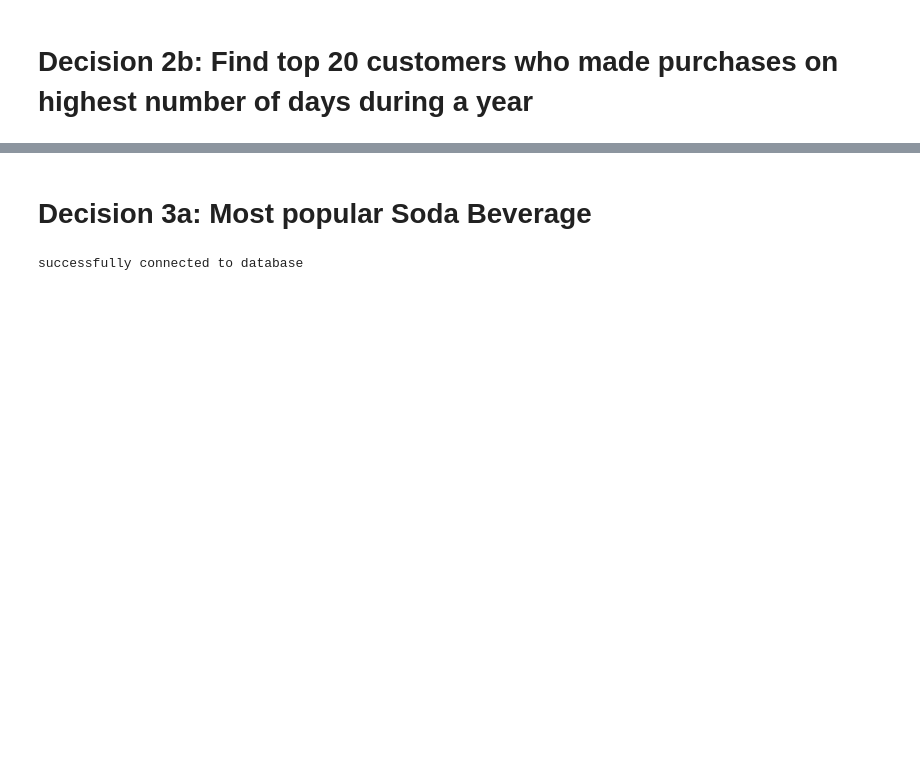
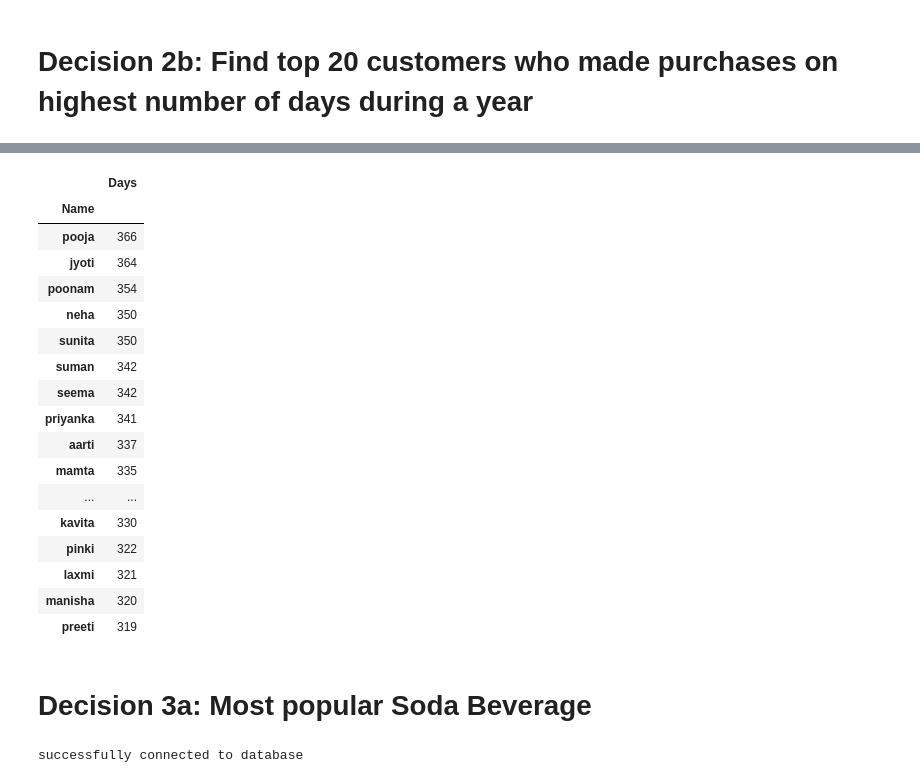
Before and after one commit to esrdlab-vinternship/HDA-Buet-vtraining-23, a Jupyter notebook: notebook/analytics/Olap.ipynb, the cells around one changed output, grey strips where cells are left out. Drawn from its saved outputs; the diff is of its cells as text; code cells hidden in the pictures; blank space fills up the shorter version.

```diff
--- a/notebook/analytics/Olap.ipynb
+++ b/notebook/analytics/Olap.ipynb
@@ -462,11 +793,11 @@ select_stmt = "SELECT name, days " \
                 "GROUP BY p.name " \
                ") subquery " \
                "WHERE rank <= 20 " \
-               "ORDER BY rank".format(year, month, day_start, day_end)
+               "ORDER BY rank"
 cur.execute(select_stmt)
 records = cur.fetchall()
 
-df = pd.DataFrame(records, columns=["Name", "Sales"])
+df = pd.DataFrame(records, columns=["Name", "Days"])
 df = df.set_index(['Name'])
 
 persistent_customers = df
@@ -474,3 +805,4 @@ persistent_customers
 
 #for index, row in df.iterrows():
 #    print("{}".format(row['Item Name']))
+# %% [output]
@@ -477,3 +810,21 @@ persistent_customers
+|  | Days |
+| Name |  |
+| pooja | 366 |
+| jyoti | 364 |
+| poonam | 354 |
+| neha | 350 |
+| sunita | 350 |
+| suman | 342 |
+| seema | 342 |
+| priyanka | 341 |
+| aarti | 337 |
+| mamta | 335 |
+| ... | ... |
+| kavita | 330 |
+| pinki | 322 |
+| laxmi | 321 |
+| manisha | 320 |
+| preeti | 319 |
 # %% [markdown]
 # Decision 3a: Most popular Soda Beverage
 # %%
```
Also changed, not shown: parts of 38 cells of this notebook, 23 other files.
